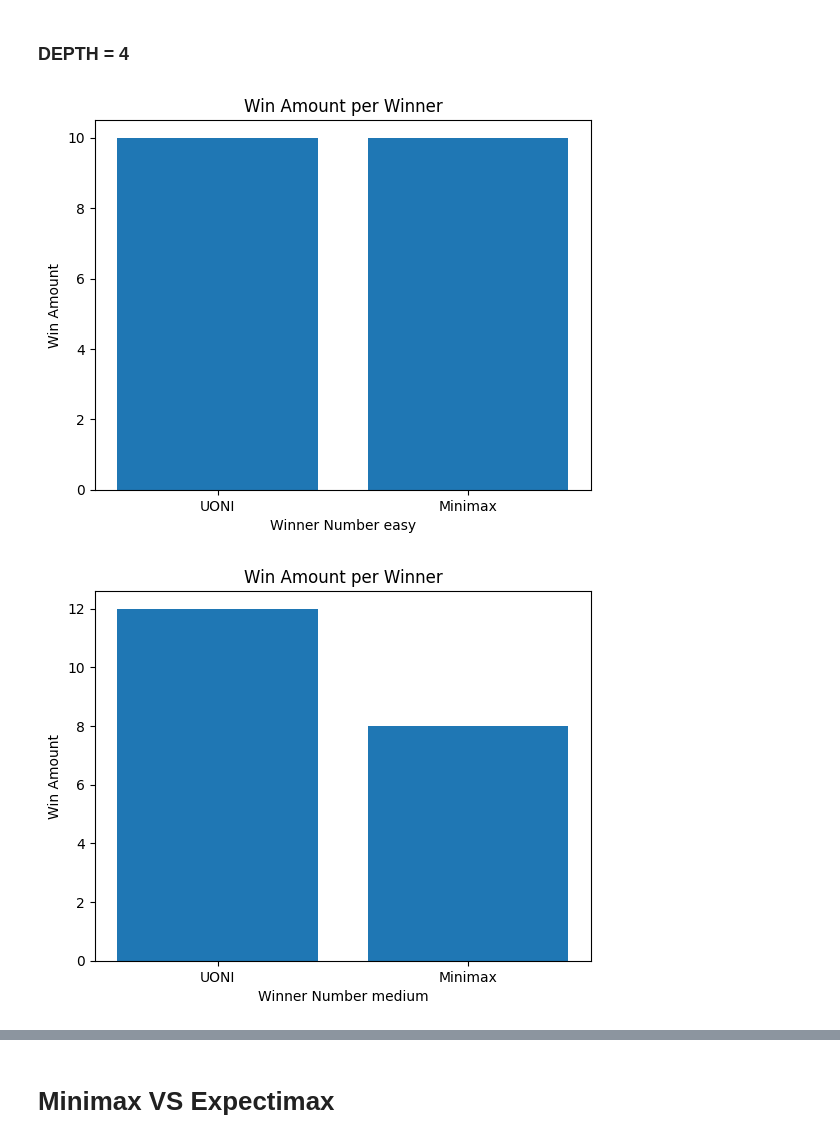
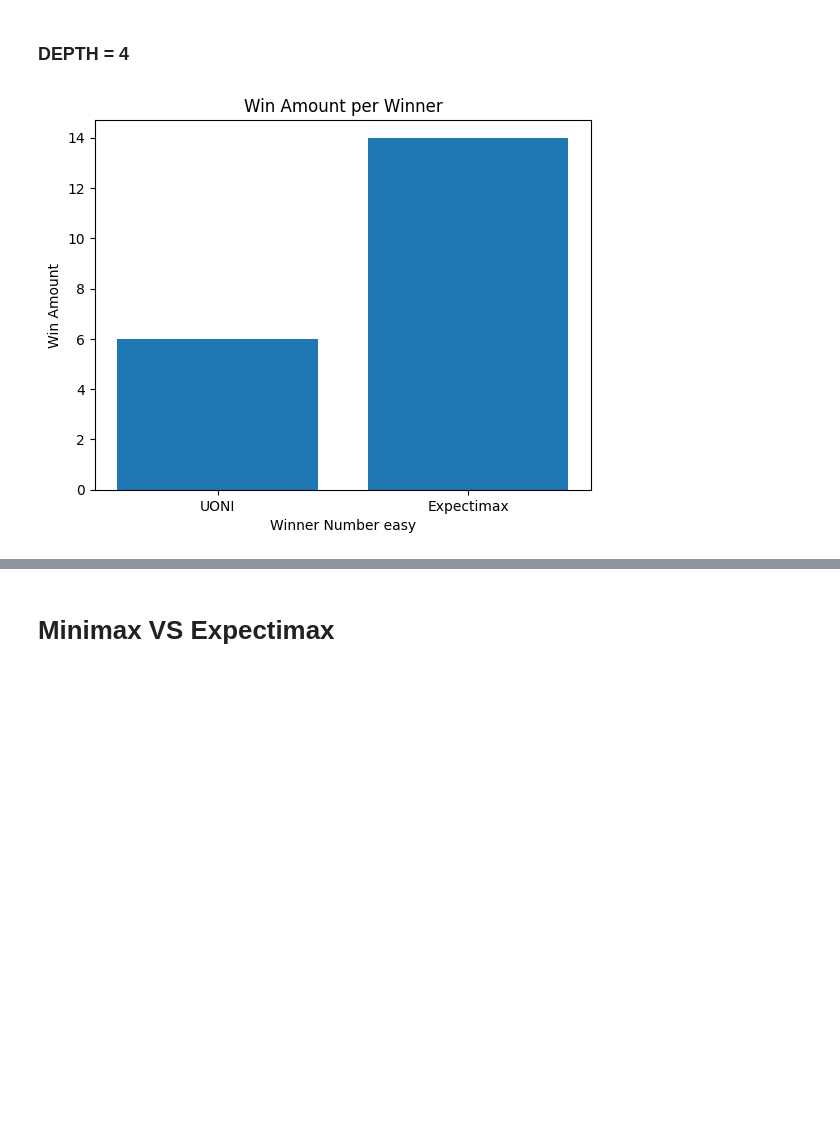
Before and after one commit to JosefinaFerrari/Obligatorio-IA, a Jupyter notebook: CoinGame/coin_game.ipynb, the cells around one changed output, grey strips where cells are left out. Cells and saved outputs as stored; diff of their text form; code cells hidden in the pictures; blank space fills up the shorter version.

```diff
--- a/CoinGame/coin_game.ipynb
+++ b/CoinGame/coin_game.ipynb
@@ -268,5 +268,5 @@ for level in ['easy', 'medium', 'hard']:
             ws[level].append(play_vs_other_agent(env, agent1=UONI(1, level), agent2=ExpectimaxAgent(2, 2), render=False))
         else:
             ws[level].append(3-play_vs_other_agent(env, agent1=ExpectimaxAgent(1, 2), agent2=UONI(2, level), render=False))
-    minimax_graph(ws[level], level)
+    expectimax_graph(ws[level], level)
 # %% [output]
@@ -284,5 +284,5 @@ for level in ['easy', 'medium', 'hard']:
             ws[level].append(play_vs_other_agent(env, agent1=UONI(1, level), agent2=ExpectimaxAgent(2, 3), render=False))
         else:
             ws[level].append(3-play_vs_other_agent(env, agent1=ExpectimaxAgent(1, 3), agent2=UONI(2, level), render=False))
-    minimax_graph(ws[level], level)
+    expectimax_graph(ws[level], level)
 # %% [output]
@@ -294,13 +294,12 @@ for level in ['easy', 'medium', 'hard']:
 # %%
 from tqdm import tqdm
 ws = {'easy':[], 'medium':[], 'hard':[]}
 for level in ['easy', 'medium', 'hard']:
     for i in tqdm(range(20)):
         if i%2 == 0:
             ws[level].append(play_vs_other_agent(env, agent1=UONI(1, level), agent2=ExpectimaxAgent(2, 4), render=False))
         else:
             ws[level].append(3-play_vs_other_agent(env, agent1=ExpectimaxAgent(1, 4), agent2=UONI(2, level), render=False))
-    minimax_graph(ws[level], level)
+    expectimax_graph(ws[level], level)
 # %% [output]
-[figure, old version]
+[figure, new version]
-[figure, removed]
```
Also changed, not shown: parts of 15 cells of this notebook.
